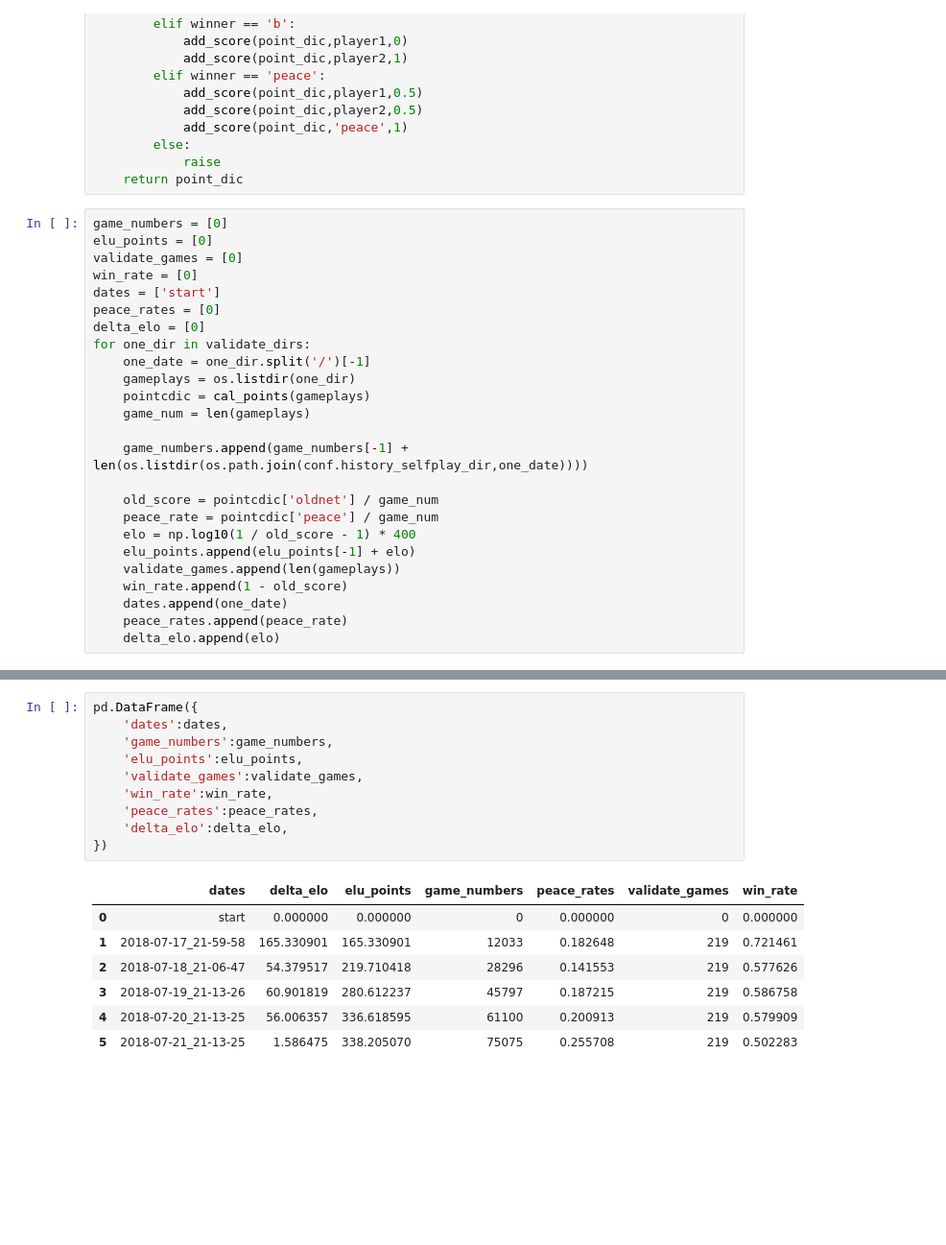
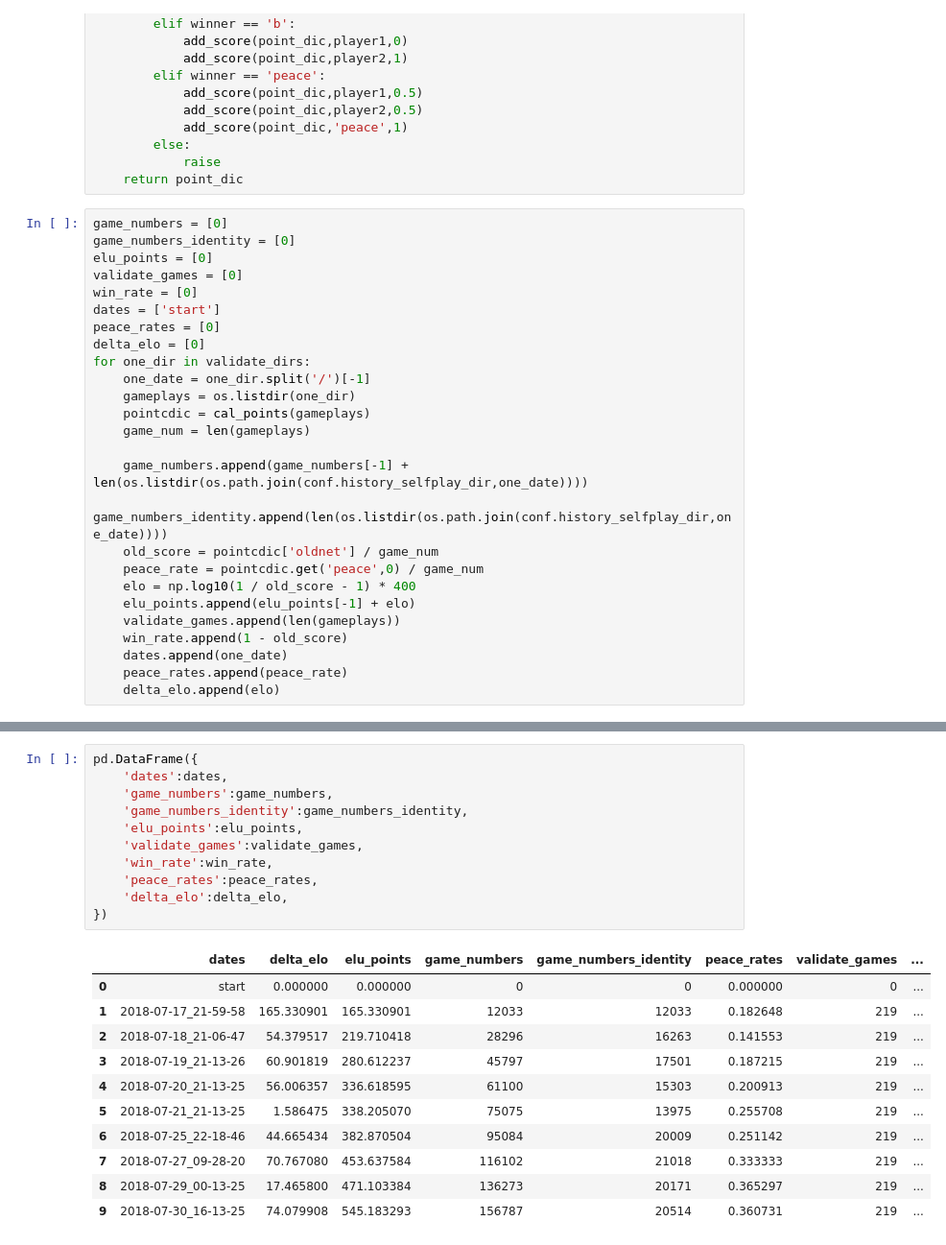
Before and after one commit to bupticybee/icyChessZero, a Jupyter notebook: ipynbs/elo_graph.ipynb, the cells around one changed output, grey strips where cells are left out. Shown: that part at 96% size. Drawn from its saved outputs; the diff is of its cells as text; blank space fills up the shorter version.

```diff
--- a/ipynbs/elo_graph.ipynb
+++ b/ipynbs/elo_graph.ipynb
@@ -46,6 +46,7 @@ def cal_points(gameplays):
     return point_dic
 # %%
 game_numbers = [0]
+game_numbers_identity = [0]
 elu_points = [0]
 validate_games = [0]
 win_rate = [0]
@@ -59,9 +60,9 @@ for one_dir in validate_dirs:
     game_num = len(gameplays)
 
     game_numbers.append(game_numbers[-1] + len(os.listdir(os.path.join(conf.history_selfplay_dir,one_date))))
-
+    game_numbers_identity.append(len(os.listdir(os.path.join(conf.history_selfplay_dir,one_date))))
     old_score = pointcdic['oldnet'] / game_num
-    peace_rate = pointcdic['peace'] / game_num
+    peace_rate = pointcdic.get('peace',0) / game_num
     elo = np.log10(1 / old_score - 1) * 400
     elu_points.append(elu_points[-1] + elo)
     validate_games.append(len(gameplays))
@@ -82,18 +83,23 @@ plt.ylabel("Elo")
 # %%
 pd.DataFrame({
     'dates':dates,
     'game_numbers':game_numbers,
+    'game_numbers_identity':game_numbers_identity,
     'elu_points':elu_points,
     'validate_games':validate_games,
     'win_rate':win_rate,
     'peace_rates':peace_rates,
     'delta_elo':delta_elo,
 })
 # %% [output]
-|  | dates | delta_elo | elu_points | game_numbers | peace_rates | validate_games | win_rate |
-| 0 | start | 0.000000 | 0.000000 | 0 | 0.000000 | 0 | 0.000000 |
-| 1 | 2018-07-17_21-59-58 | 165.330901 | 165.330901 | 12033 | 0.182648 | 219 | 0.721461 |
-| 2 | 2018-07-18_21-06-47 | 54.379517 | 219.710418 | 28296 | 0.141553 | 219 | 0.577626 |
-| 3 | 2018-07-19_21-13-26 | 60.901819 | 280.612237 | 45797 | 0.187215 | 219 | 0.586758 |
-| 4 | 2018-07-20_21-13-25 | 56.006357 | 336.618595 | 61100 | 0.200913 | 219 | 0.579909 |
-| 5 | 2018-07-21_21-13-25 | 1.586475 | 338.205070 | 75075 | 0.255708 | 219 | 0.502283 |
+|  | dates | delta_elo | elu_points | game_numbers | game_numbers_identity | peace_rates | validate_games | ... |
+| 0 | start | 0.000000 | 0.000000 | 0 | 0 | 0.000000 | 0 | ... |
+| 1 | 2018-07-17_21-59-58 | 165.330901 | 165.330901 | 12033 | 12033 | 0.182648 | 219 | ... |
+| 2 | 2018-07-18_21-06-47 | 54.379517 | 219.710418 | 28296 | 16263 | 0.141553 | 219 | ... |
+| 3 | 2018-07-19_21-13-26 | 60.901819 | 280.612237 | 45797 | 17501 | 0.187215 | 219 | ... |
+| 4 | 2018-07-20_21-13-25 | 56.006357 | 336.618595 | 61100 | 15303 | 0.200913 | 219 | ... |
+| 5 | 2018-07-21_21-13-25 | 1.586475 | 338.205070 | 75075 | 13975 | 0.255708 | 219 | ... |
+| 6 | 2018-07-25_22-18-46 | 44.665434 | 382.870504 | 95084 | 20009 | 0.251142 | 219 | ... |
+| 7 | 2018-07-27_09-28-20 | 70.767080 | 453.637584 | 116102 | 21018 | 0.333333 | 219 | ... |
+| 8 | 2018-07-29_00-13-25 | 17.465800 | 471.103384 | 136273 | 20171 | 0.365297 | 219 | ... |
+| 9 | 2018-07-30_16-13-25 | 74.079908 | 545.183293 | 156787 | 20514 | 0.360731 | 219 | ... |
```
Also changed, not shown: parts of 2 cells of this notebook, 2 other files.
